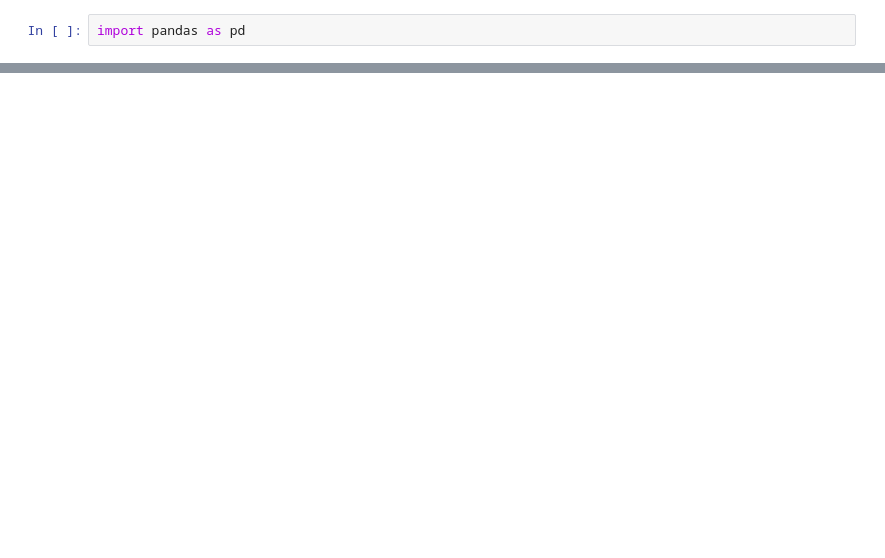
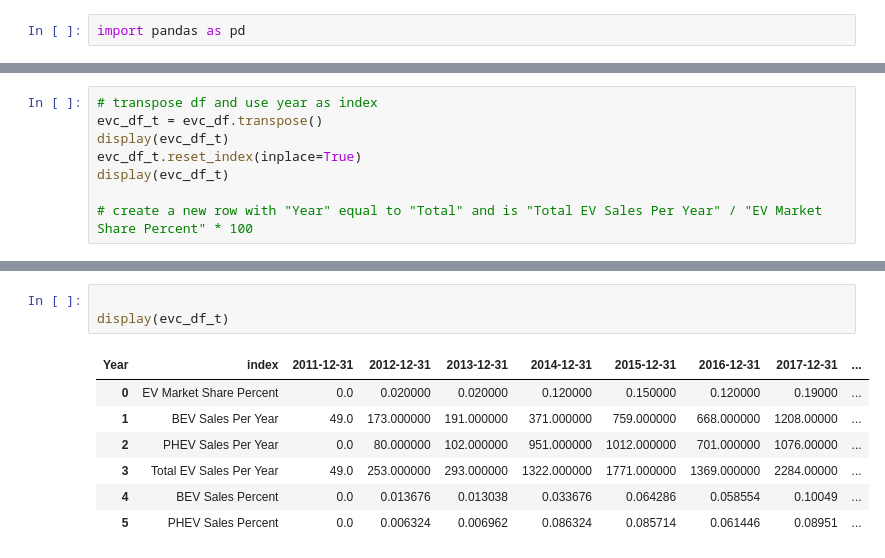
Before and after one commit to csiro-energy-systems/demand-forecasting, a Jupyter notebook: notebooks/process_evc_data.ipynb, the cells around one changed output, grey strips where cells are left out. Cells and saved outputs as stored; diff of their text form; blank space fills up the shorter version.

```diff
--- a/notebooks/process_evc_data.ipynb
+++ b/notebooks/process_evc_data.ipynb
@@ -41,0 +44,8 @@ evc_df
+# %%
+# transpose df and use year as index
+evc_df_t = evc_df.transpose()
+display(evc_df_t)
+evc_df_t.reset_index(inplace=True)
+display(evc_df_t)
+
+# create a new row with "Year" equal to "Total" and is "Total EV Sales Per Year" / "EV Market Share Percent" * 100
@@ -41,0 +67,11 @@ evc_df
+# %%
+
+display(evc_df_t)
+# %% [output]
+| Year | index | 2011-12-31 | 2012-12-31 | 2013-12-31 | 2014-12-31 | 2015-12-31 | 2016-12-31 | 2017-12-31 | ... |
+| 0 | EV Market Share Percent | 0.0 | 0.020000 | 0.020000 | 0.120000 | 0.150000 | 0.120000 | 0.19000 | ... |
+| 1 | BEV Sales Per Year | 49.0 | 173.000000 | 191.000000 | 371.000000 | 759.000000 | 668.000000 | 1208.00000 | ... |
+| 2 | PHEV Sales Per Year | 0.0 | 80.000000 | 102.000000 | 951.000000 | 1012.000000 | 701.000000 | 1076.00000 | ... |
+| 3 | Total EV Sales Per Year | 49.0 | 253.000000 | 293.000000 | 1322.000000 | 1771.000000 | 1369.000000 | 2284.00000 | ... |
+| 4 | BEV Sales Percent | 0.0 | 0.013676 | 0.013038 | 0.033676 | 0.064286 | 0.058554 | 0.10049 | ... |
+| 5 | PHEV Sales Percent | 0.0 | 0.006324 | 0.006962 | 0.086324 | 0.085714 | 0.061446 | 0.08951 | ... |
```
Also changed, not shown: parts of 4 cells of this notebook, 11 other files.
